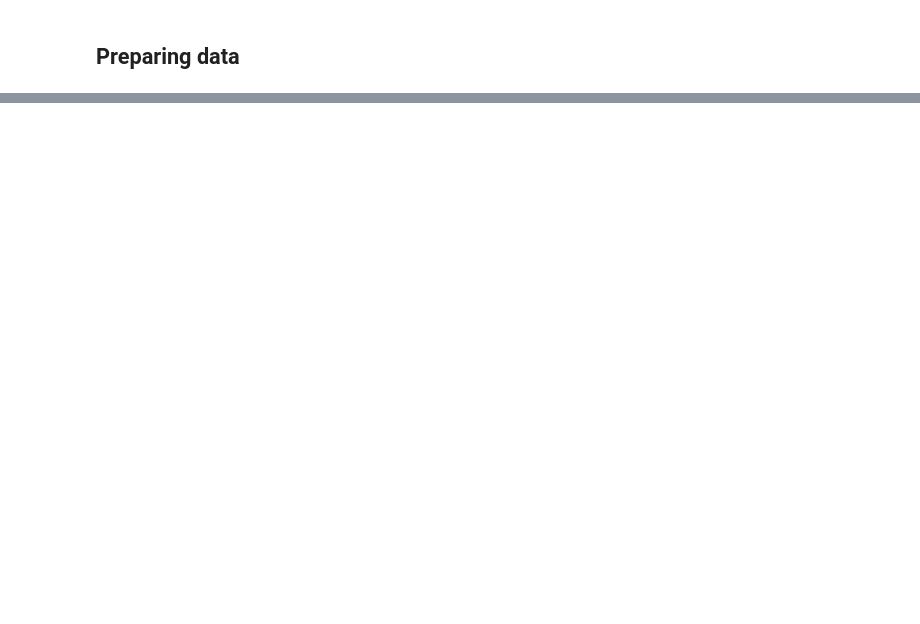
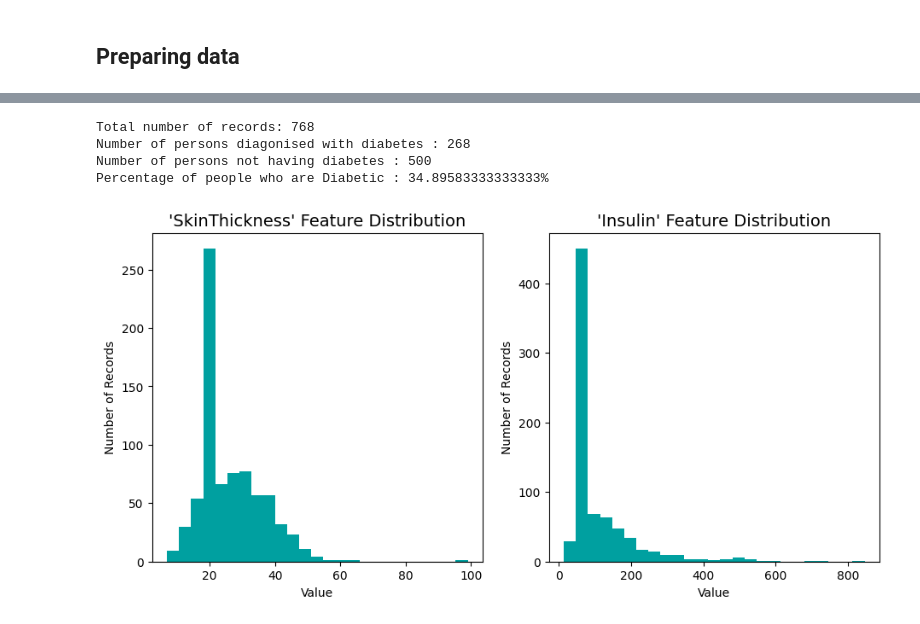
Before and after one commit to Akash-vadakkeveetil/Diabetes-prediction, a Jupyter notebook: diabetes-prediction-system.ipynb, the cells around one changed output, grey strips where cells are left out. Drawn from its saved outputs; the diff is of its cells as text; code cells hidden in the pictures; blank space fills up the shorter version.

Commit message:
Kaggle Notebook | Diabetes prediction system | Version 2

```diff
--- a/diabetes-prediction-system.ipynb
+++ b/diabetes-prediction-system.ipynb
@@ -47,0 +62,4 @@ display(data.head())
+# %%
+# replace 0 values in both columns with the mean values of the column
+data.loc[data["SkinThickness"] == 0, "SkinThickness"] =  data["SkinThickness"].mean()
+data.loc[data["Insulin"] == 0, "Insulin"] =  data["Insulin"].mean()
@@ -47,0 +83,41 @@ display(data.head())
+# %%
+#Total number of records
+n_records = len(data.index)
+
+#Number of records where outcome = 1
+n_1 = data[data.Outcome == 1].shape[0]
+
+#Number of records where outcome = 0
+n_0 = data[data.Outcome == 0].shape[0]
+
+#Percentage of individuals whose Outcome is 1
+n1_perc = (n_1/n_records) * 100
+
+# Print the results
+print("Total number of records: {}".format(n_records))
+print("Number of persons diagonised with diabetes : {}".format(n_1))
+print("Number of persons not having diabetes : {}".format(n_0))
+print("Percentage of people who are Diabetic : {}%".format(n1_perc))
+# %% [output]
+Total number of records: 768
+Number of persons diagonised with diabetes : 268
+Number of persons not having diabetes : 500
+Percentage of people who are Diabetic : 34.89583333333333%
+# %%
+# Split the data into features and target label
+
+outcome_r = data['Outcome'] #target label
+features_r = data.drop('Outcome', axis = 1) #other features
+
+# Visualize skewed continuous features of original data
+fig = plt.figure(figsize = (11,5));
+
+# Skewed feature plotting
+for i, feature in enumerate(['SkinThickness','Insulin']):
+    ax = fig.add_subplot(1, 2, i+1)
+    ax.hist(data[feature], bins = 25, color = '#00A0A0')
+    ax.set_title("'%s' Feature Distribution"%(feature), fontsize = 14)
+    ax.set_xlabel("Value")
+    ax.set_ylabel("Number of Records")
+# %% [output]
+[figure, added]
```
Also changed, not shown: parts of 9 cells of this notebook.
